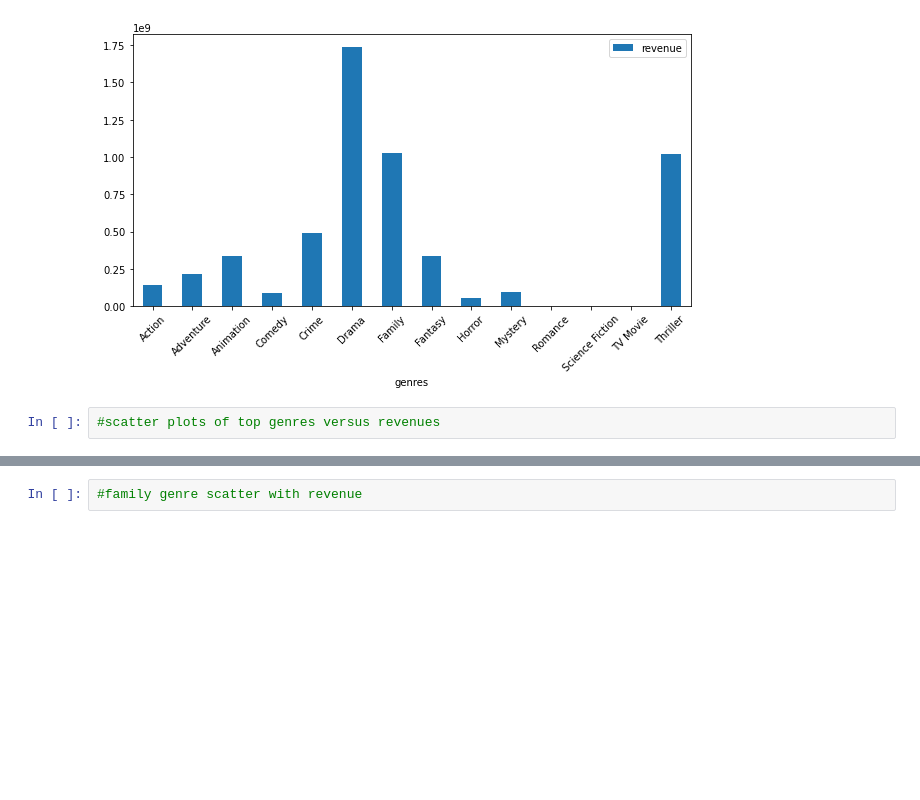
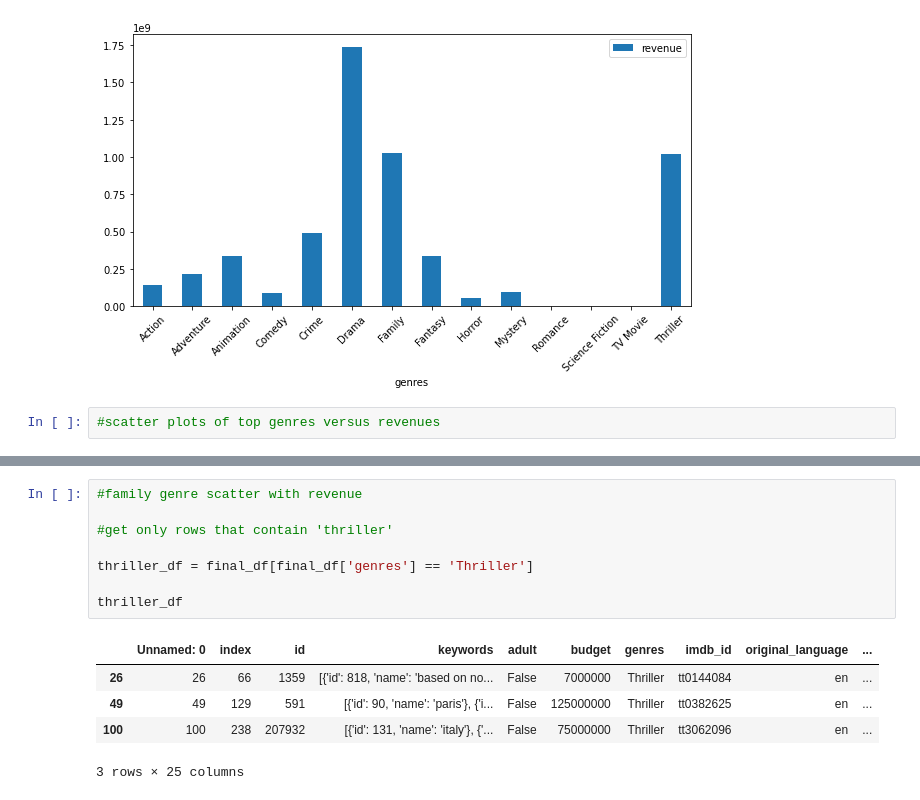
Before and after one commit to laurenemilyto/film_adapatation_success, a Jupyter notebook: ashley_notebook.ipynb, the cells around one changed output, grey strips where cells are left out. Saved outputs shown, nothing was run; the diff lists cells and outputs as text; blank space fills up the shorter version.

```diff
--- a/ashley_notebook.ipynb
+++ b/ashley_notebook.ipynb
@@ -100,2 +131,14 @@ new_grouped.plot('genres', 'revenue', kind='bar', figsize=(10,5), rot=45)
 # %%
 #family genre scatter with revenue
+
+#get only rows that contain 'thriller'
+
+thriller_df = final_df[final_df['genres'] == 'Thriller']
+
+thriller_df
+# %% [output]
+|  | Unnamed: 0 | index | id | keywords | adult | budget | genres | imdb_id | original_language | ... |
+| 26 | 26 | 66 | 1359 | [{'id': 818, 'name': 'based on no... | False | 7000000 | Thriller | tt0144084 | en | ... |
+| 49 | 49 | 129 | 591 | [{'id': 90, 'name': 'paris'}, {'i... | False | 125000000 | Thriller | tt0382625 | en | ... |
+| 100 | 100 | 238 | 207932 | [{'id': 131, 'name': 'italy'}, {'... | False | 75000000 | Thriller | tt3062096 | en | ... |
+3 rows × 25 columns
```
Also changed, not shown: parts of 3 cells of this notebook, 4 other files.
